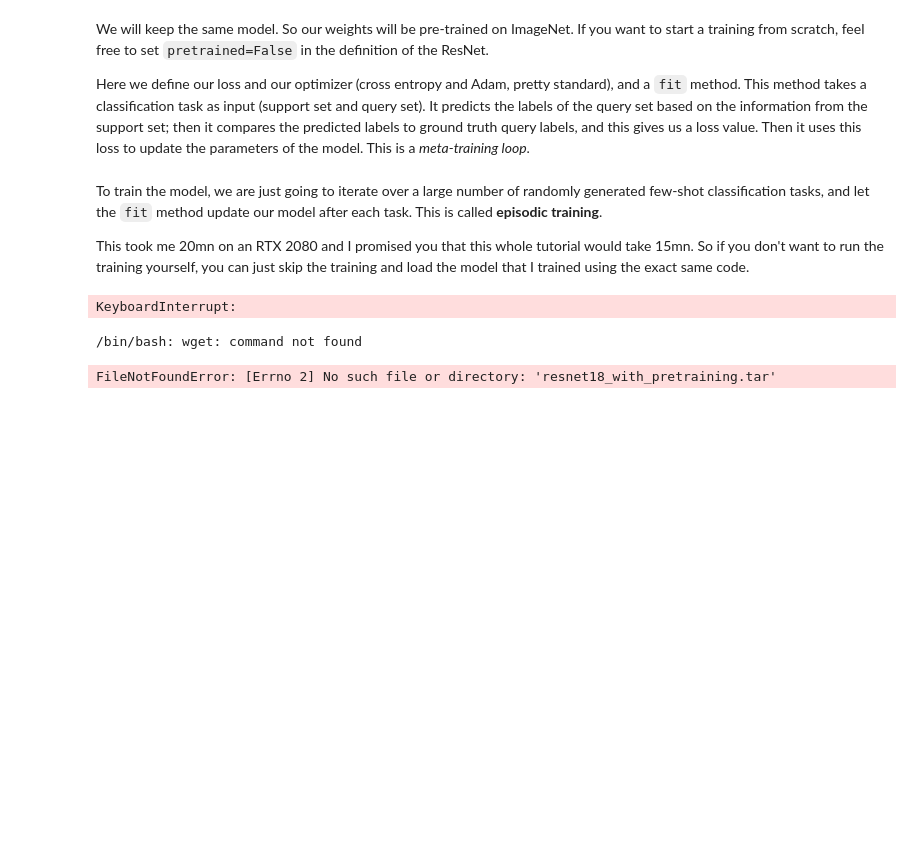
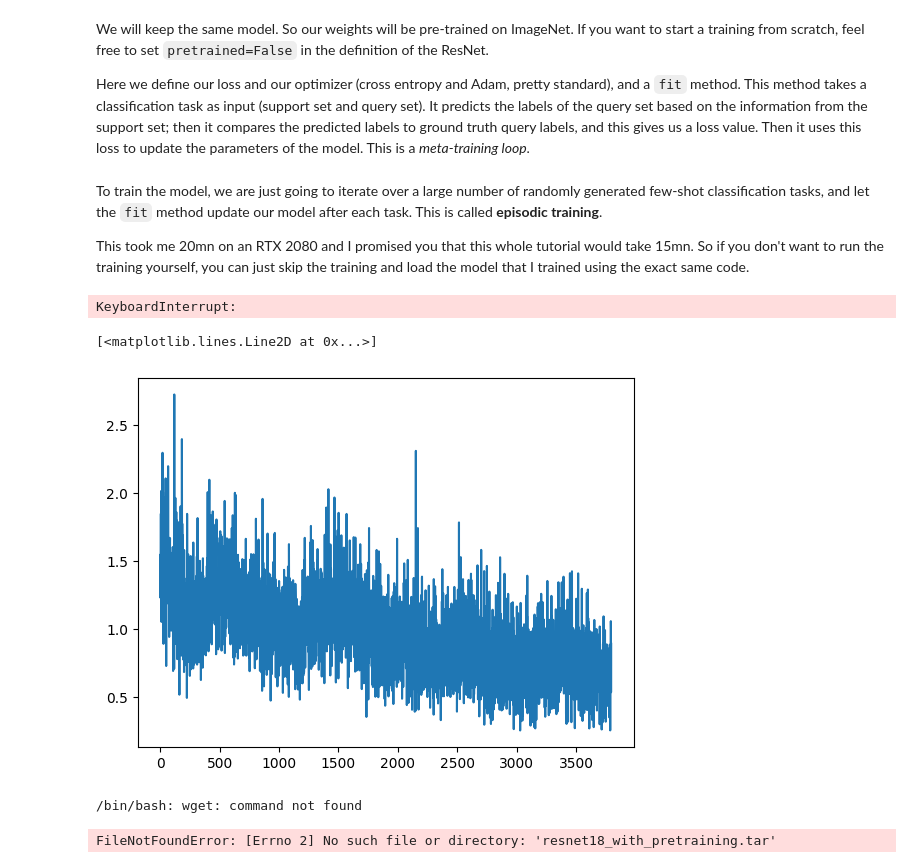
Before and after one commit to tolgabirdal/FlagManifoldsV3, a Jupyter notebook: python/my_first_few_shot_classifier.ipynb, the cells around one changed output. Cells and saved outputs as stored; diff of their text form; code cells hidden in the pictures; blank space fills up the shorter version.

```diff
--- a/python/my_first_few_shot_classifier.ipynb
+++ b/python/my_first_few_shot_classifier.ipynb
@@ -449,6 +446,13 @@ with tqdm(enumerate(train_loader), total=len(train_loader)) as tqdm_train:
             tqdm_train.set_postfix(loss=sliding_average(all_loss, log_update_frequency))
 # %% [output]
 KeyboardInterrupt:
+# %%
+# with flags
+from matplotlib import pyplot as plt
+plt.plot(all_loss)
+# %% [output]
+[<matplotlib.lines.Line2D at 0x...>]
+[figure, added]
 # %%
 # Or just load mine
 
```
Also changed, not shown: parts of 5 cells of this notebook, 12 other files.
